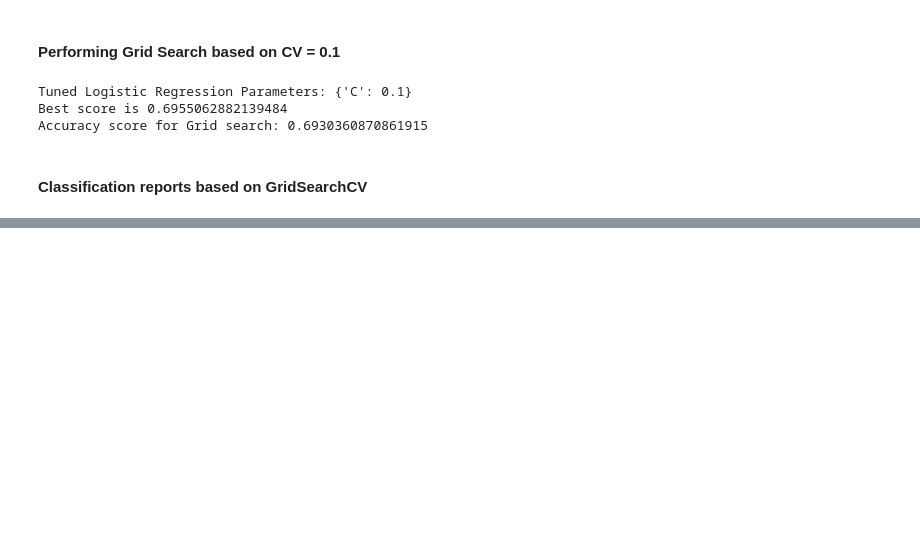
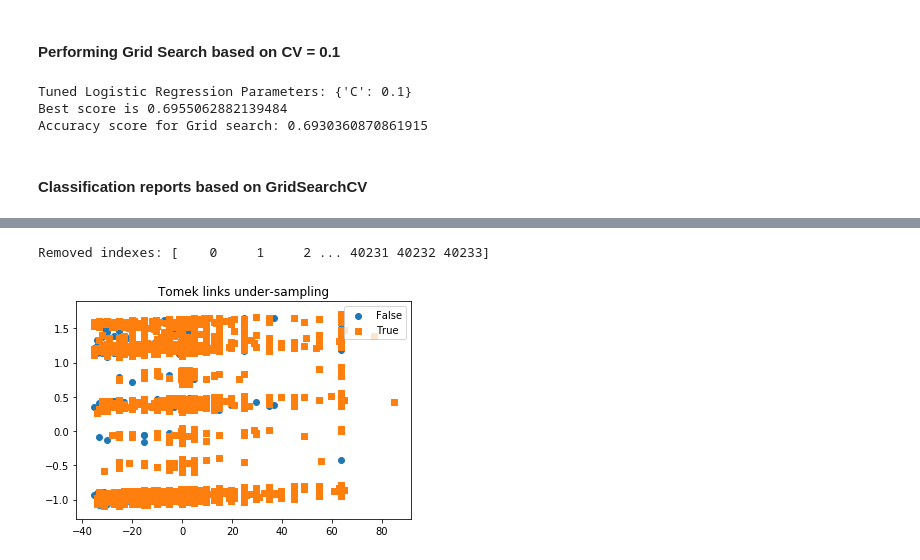
Before and after one commit to vsrajesh1/Capstone_Project_1, a Jupyter notebook: Machine learning - In depth Analysis.ipynb, the cells around one changed output, grey strips where cells are left out. Drawn from its saved outputs; the diff is of its cells as text; code cells hidden in the pictures; blank space fills up the shorter version.

```diff
--- a/Machine learning - In depth Analysis.ipynb
+++ b/Machine learning - In depth Analysis.ipynb
@@ -342,0 +437,12 @@ Based on the above results:
+# %%
+from imblearn.under_sampling import TomekLinks
+
+tl = TomekLinks(return_indices=True, ratio='majority')
+X_tl, y_tl, id_tl = tl.fit_sample(X_train, y_train)
+
+print('Removed indexes:', id_tl)
+
+plot_2d_space(X_tl, y_tl, 'Tomek links under-sampling')
+# %% [output]
+Removed indexes: [    0     1     2 ... 40231 40232 40233]
+[figure, added]
```
Also changed, not shown: parts of 12 cells of this notebook.
